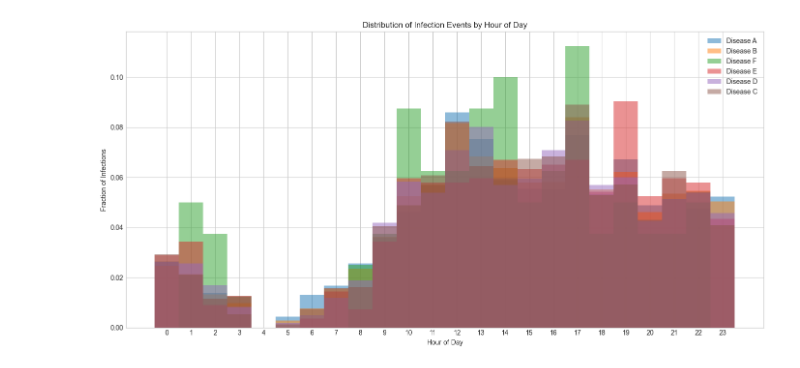
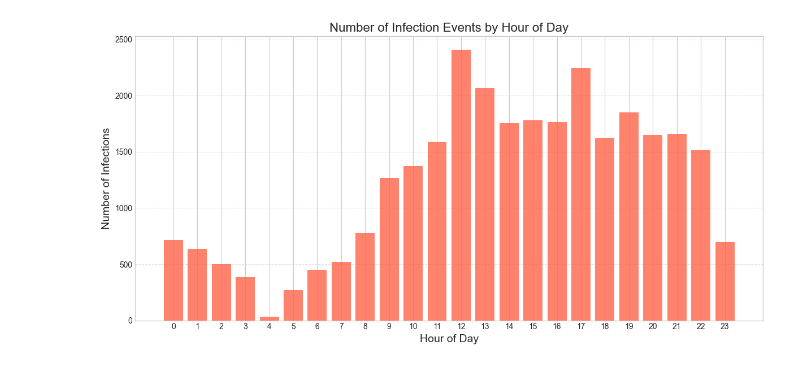
Before and after one commit to JPrince321/FreshersFluCambridge, a Jupyter notebook: Disease_analysis.ipynb, the cells around one changed output. Saved outputs shown, nothing was run; the diff lists cells and outputs as text; code cells hidden in the pictures.

```diff
--- a/Disease_analysis.ipynb
+++ b/Disease_analysis.ipynb
@@ -392,23 +573,16 @@ Generating plots...
 # %%
-# --- Infection Timing Analysis: When During the Day Do Infections Occur? ---
+infection_log = pd.read_csv('infection_events_log.csv')
+infection_log['HourOfDay'] = infection_log['time'] % 24
+hour_counts = infection_log['HourOfDay'].value_counts().sort_index()
 
-# Ensure infection_log is loaded
-infection_log = pd.read_csv('infection_events_log.csv')
-
-# Add 'HourOfDay' column (0=midnight, 23=11pm)
-infection_log['HourOfDay'] = infection_log['time'] % 24
-
-# Plot histogram of infection events by hour of day, for each disease
-plt.figure(figsize=(14, 7))
-for disease in infection_log['disease'].unique():
-    hours = infection_log[infection_log['disease'] == disease]['HourOfDay']
-    plt.hist(hours, bins=np.arange(25)-0.5, alpha=0.5, label=f'Disease {disease}', density=True)
-plt.xlabel('Hour of Day')
-plt.ylabel('Fraction of Infections')
-plt.title('Distribution of Infection Events by Hour of Day')
+plt.figure(figsize=(12, 6))
+plt.bar(hour_counts.index, hour_counts.values, color='tomato', alpha=0.8)
+plt.xlabel('Hour of Day', fontsize=14)
+plt.ylabel('Number of Infections', fontsize=14)
+plt.title('Number of Infection Events by Hour of Day', fontsize=16)
 plt.xticks(range(24))
-plt.legend()
+plt.grid(axis='y', linestyle='--', alpha=0.5)
 plt.tight_layout()
 plt.show()
 # %% [output]
-[figure, old version]
+[figure, new version]
```
Also changed, not shown: parts of 28 cells of this notebook, 4 other files.
